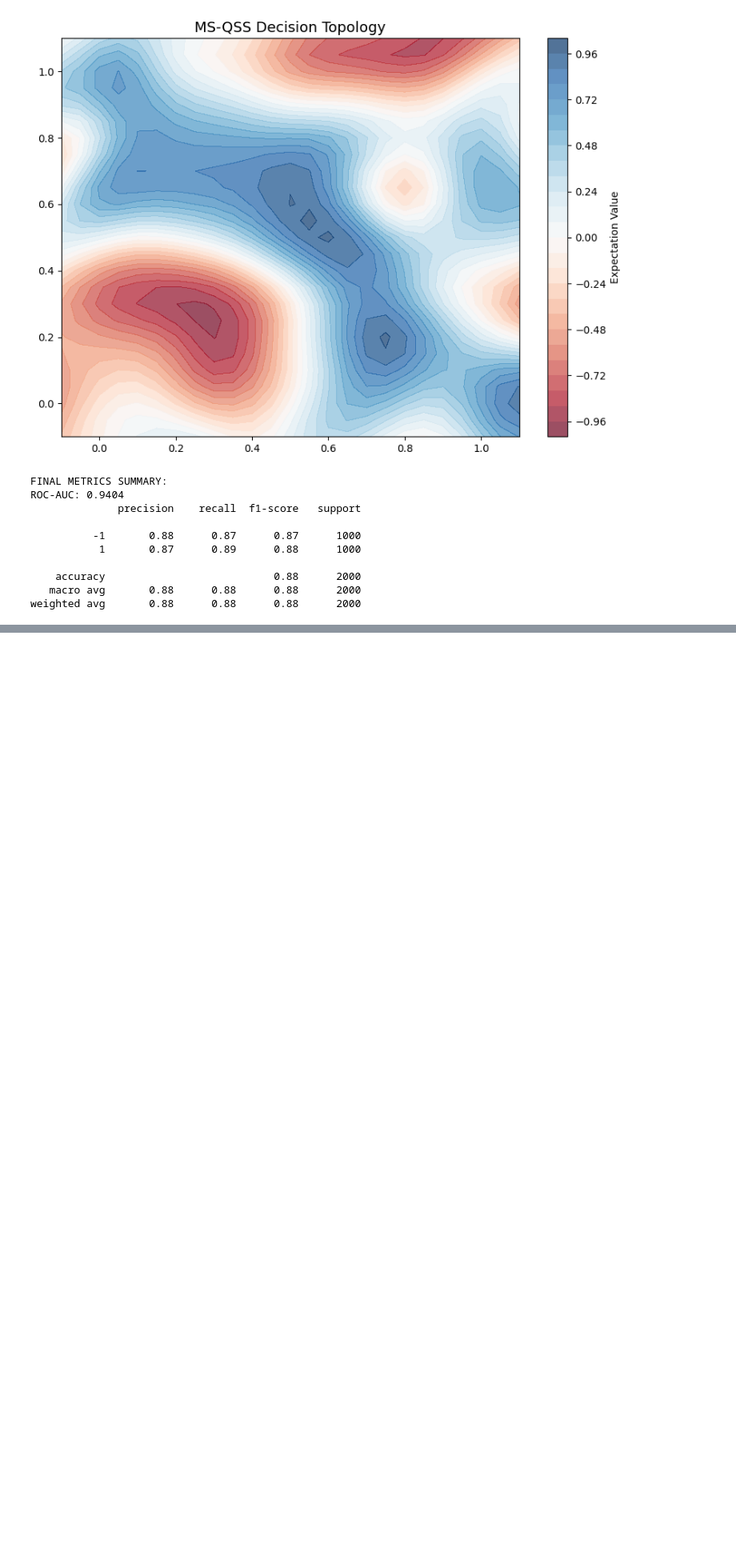
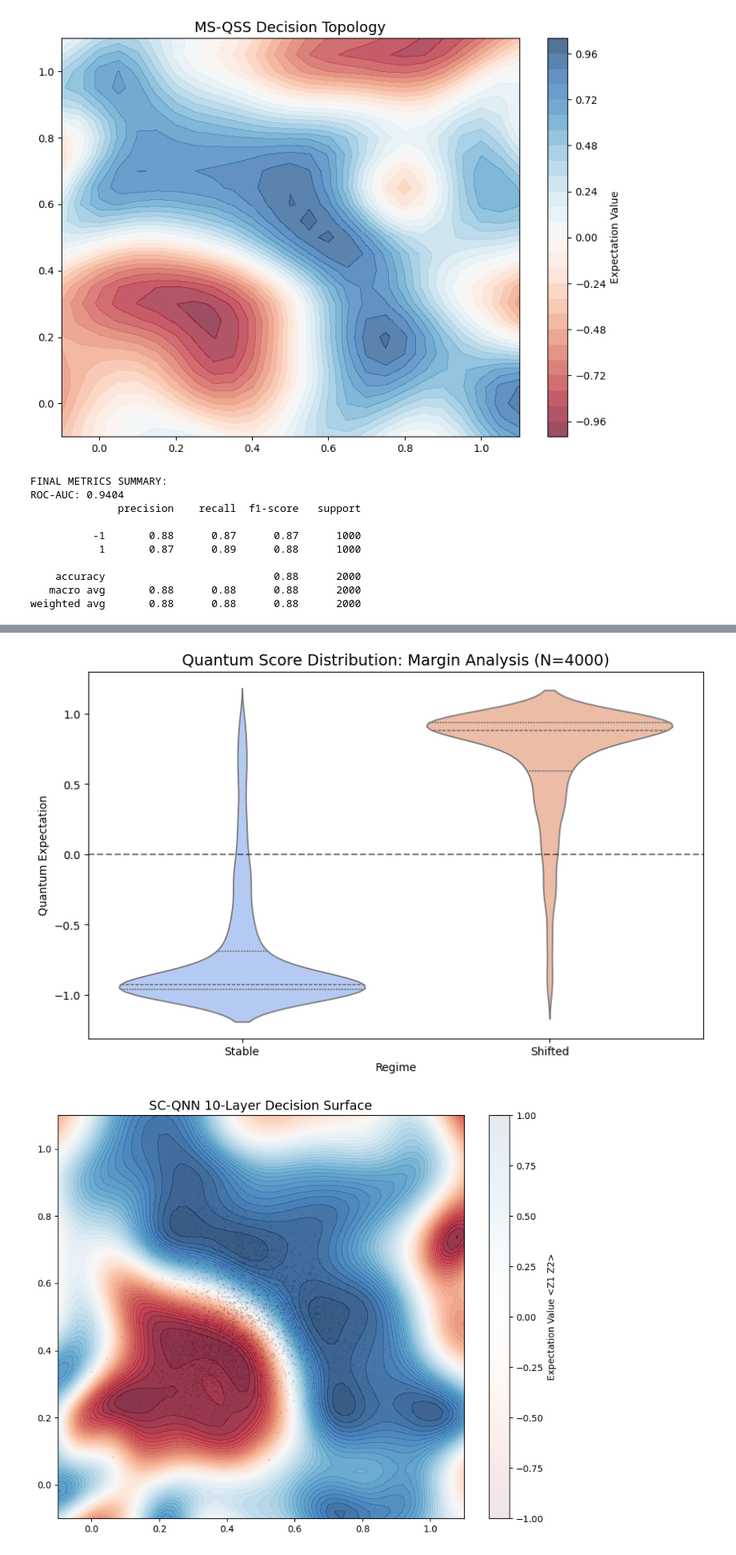
Before and after one commit to sourishdey2005/Quantum-Regime-Detection-for-Time-Series, a Jupyter notebook: Quantum_Regime_Detection_for_Time_Series.ipynb, the cells around one changed output, grey strips where cells are left out. Shown at 80% size. Cells and saved outputs as stored; diff of their text form; code cells hidden in the pictures; blank space fills up the shorter version.

```diff
--- a/Quantum_Regime_Detection_for_Time_Series.ipynb
+++ b/Quantum_Regime_Detection_for_Time_Series.ipynb
@@ -1154,0 +1479,36 @@ weighted avg       0.88      0.88      0.88      2000
+# %%
+# ==========================================
+# FINAL RESEARCH VISUALIZATION SUITE
+# ==========================================
+import pandas as pd
+
+# 1. Quantum Margin Distribution (Violin Plot)
+# Visualizes the "clearance" between regimes in the Hilbert space
+plot_df = pd.DataFrame({
+    "Quantum Expectation": raw_scores.flatten(),
+    "Regime": ["Shifted" if i == 1 else "Stable" for i in y_quantum]
+})
+
+plt.figure(figsize=(10, 6))
+sns.violinplot(data=plot_df, x="Regime", y="Quantum Expectation",
+               hue="Regime", palette="coolwarm", inner="quart", legend=False)
+plt.axhline(0, color='black', linestyle='--', alpha=0.5)
+plt.title("Quantum Score Distribution: Margin Analysis (N=4000)", fontsize=14)
+plt.show()
+
+# 2. Decision Surface Topography
+# Maps the 10-layer non-linear boundary across the feature space
+h = .02
+xx, yy = np.meshgrid(np.arange(-0.1, 1.1, h), np.arange(-0.1, 1.1, h))
+grid_points = np.c_[xx.ravel(), yy.ravel()]
+grid_preds = np.array([float(sentinel_4k(weights, x)) for x in grid_points]).reshape(xx.shape)
+
+plt.figure(figsize=(10, 8))
+plt.contourf(xx, yy, grid_preds, levels=50, cmap='RdBu', alpha=0.8)
+plt.scatter(X_quantum[:, 0], X_quantum[:, 1], c=y_quantum, s=1, cmap='RdBu', alpha=0.1)
+plt.title("SC-QNN 10-Layer Decision Surface", fontsize=14)
+plt.colorbar(label="Expectation Value <Z1 Z2>")
+plt.show()
+# %% [output]
+[figure, added]
+[figure, added]
```
Also changed, not shown: parts of 4 cells of this notebook.
